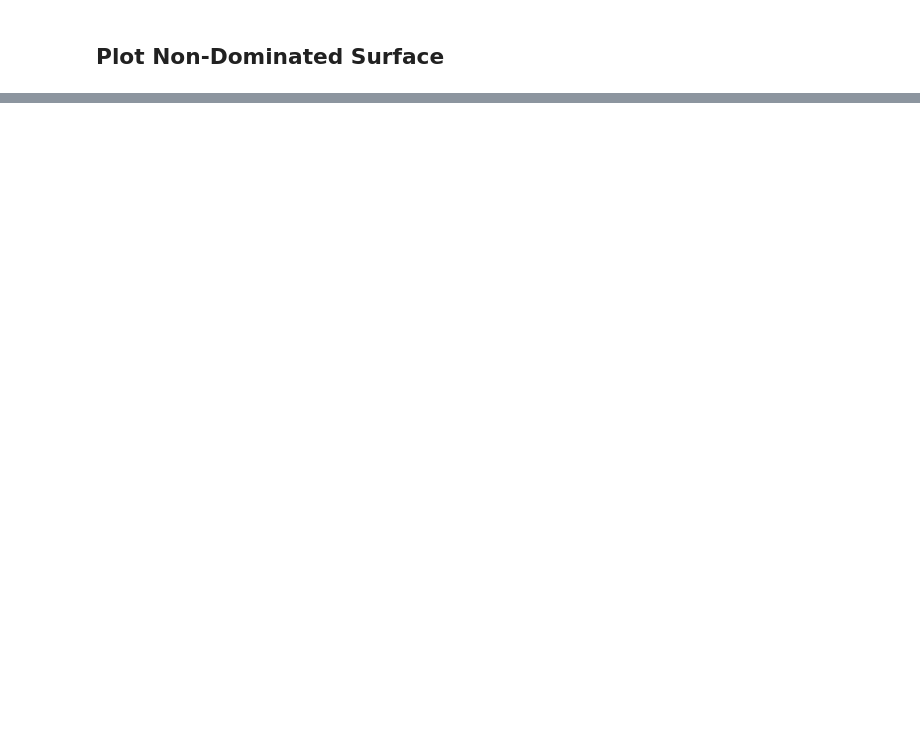
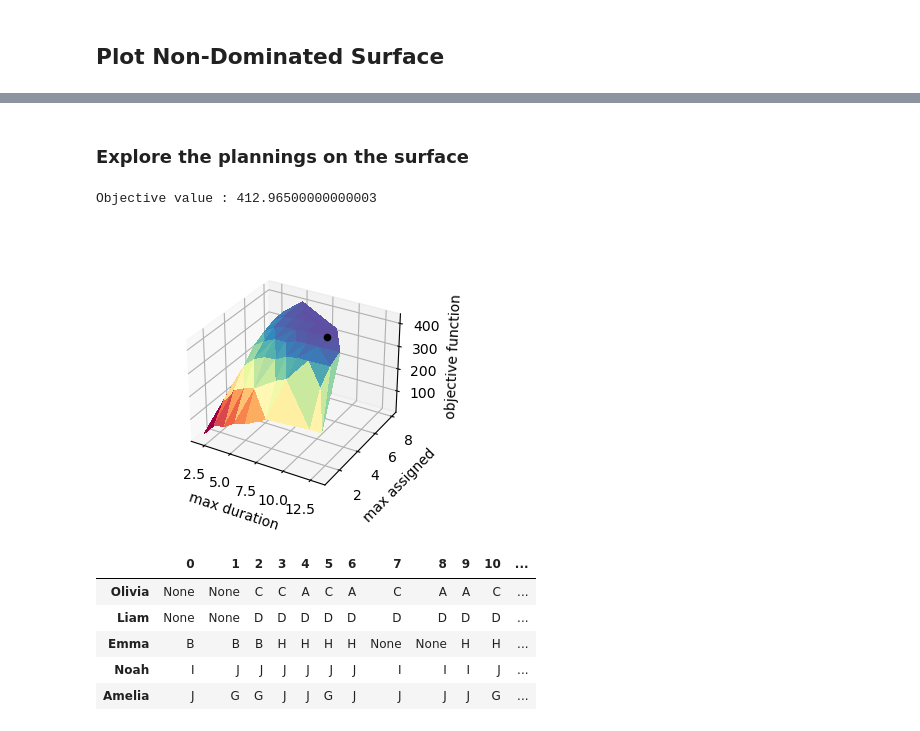
Before and after one commit to GuillaumeDugat/CompuOpti, a Jupyter notebook: surface_plot.ipynb, the cells around one changed output, grey strips where cells are left out. Saved outputs shown, nothing was run; the diff lists cells and outputs as text; code cells hidden in the pictures; blank space fills up the shorter version.

```diff
--- a/surface_plot.ipynb
+++ b/surface_plot.ipynb
@@ -80,0 +92,20 @@ plt.show()
+# %% [markdown]
+### Explore the plannings on the surface
+# %%
+max_duration = 10
+max_assigned = 5
+
+current_model = find_model(non_dominated_models, max_duration, max_assigned)
+
+print("Objective value :", current_model["objVal"])
+plot_surface(non_dominated_models, max_duration, max_assigned)
+display_time_table(data, current_model)
+# %% [output]
+Objective value : 412.96500000000003
+[figure, added]
+|  | 0 | 1 | 2 | 3 | 4 | 5 | 6 | 7 | 8 | 9 | 10 | ... |
+| Olivia | None | None | C | C | A | C | A | C | A | A | C | ... |
+| Liam | None | None | D | D | D | D | D | D | D | D | D | ... |
+| Emma | B | B | B | H | H | H | H | None | None | H | H | ... |
+| Noah | I | J | J | J | J | J | J | I | I | I | J | ... |
+| Amelia | J | G | G | J | J | G | J | J | J | J | G | ... |
```
Also changed, not shown: parts of 4 cells of this notebook, 1 other file.
